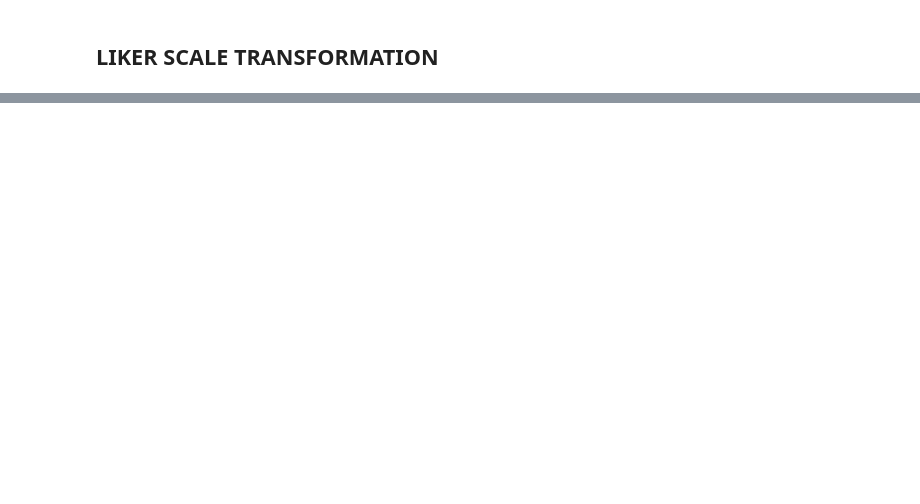
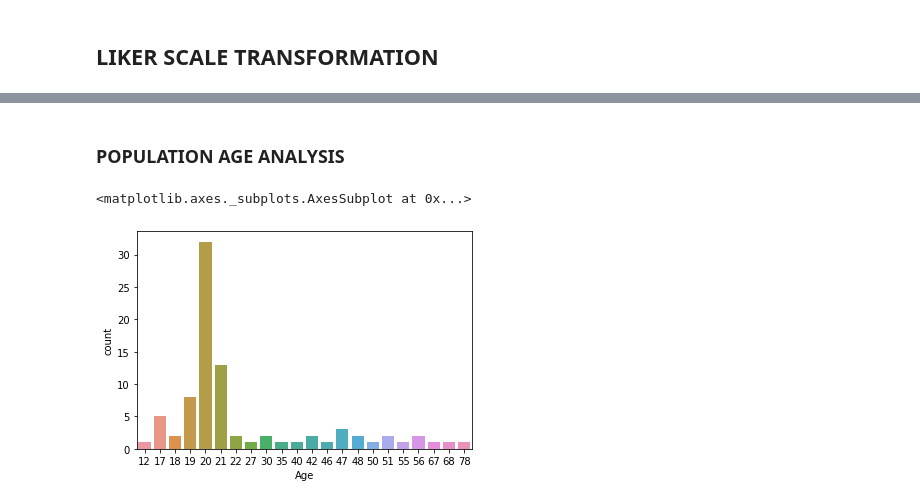
Before and after one commit to AayushVyasKIIT/Data-Analysis---Effects-of-yoga, a Jupyter notebook: DA Assignment.ipynb, the cells around one changed output, grey strips where cells are left out. Cells and saved outputs as stored; diff of their text form; code cells hidden in the pictures; blank space fills up the shorter version.

```diff
--- a/DA Assignment.ipynb
+++ b/DA Assignment.ipynb
@@ -123,0 +172,7 @@ data
+# %% [markdown]
+### POPULATION AGE ANALYSIS
+# %%
+sb.countplot(data["Age"]) #shows the varied age of population of our responses
+# %% [output]
+<matplotlib.axes._subplots.AxesSubplot at 0x...>
+[figure, added]
```
Also changed, not shown: parts of 14 cells of this notebook, 3 other files.
